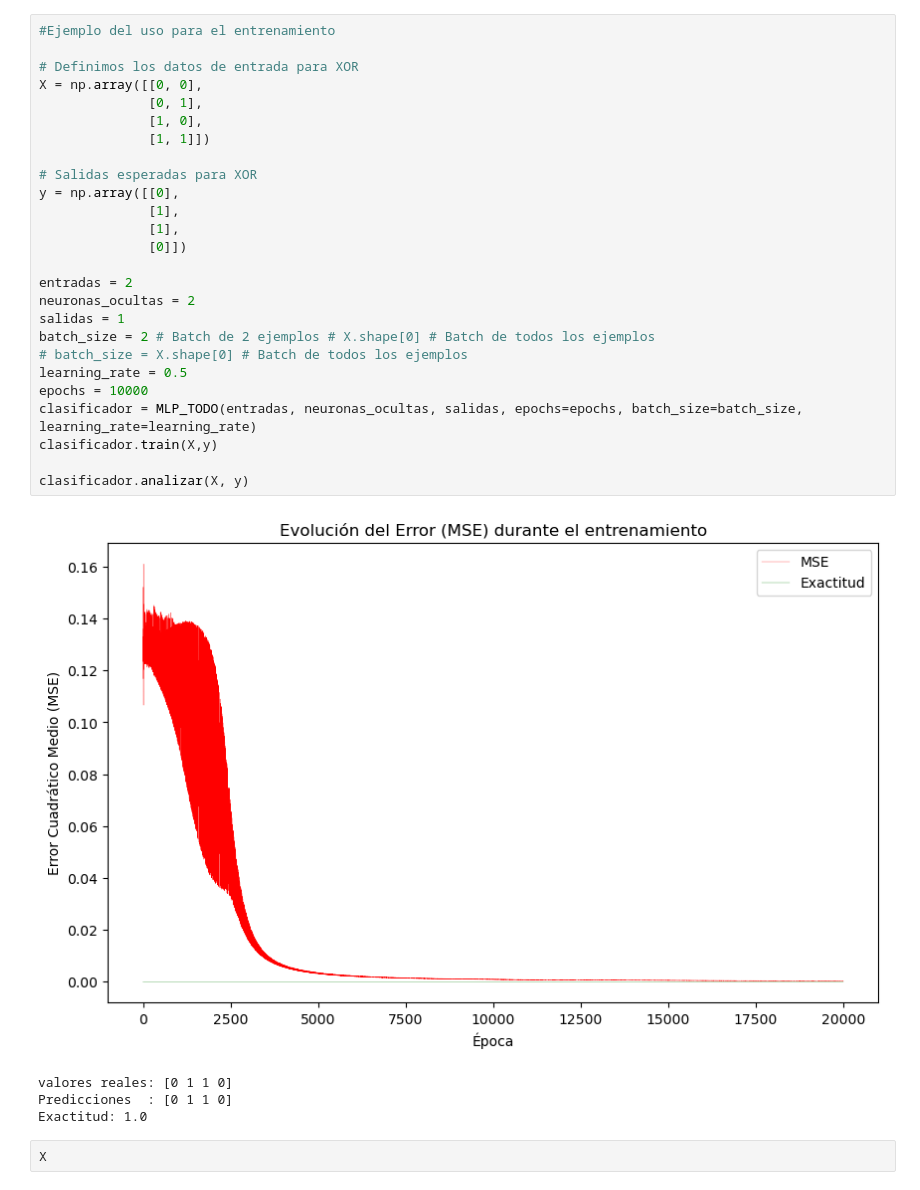
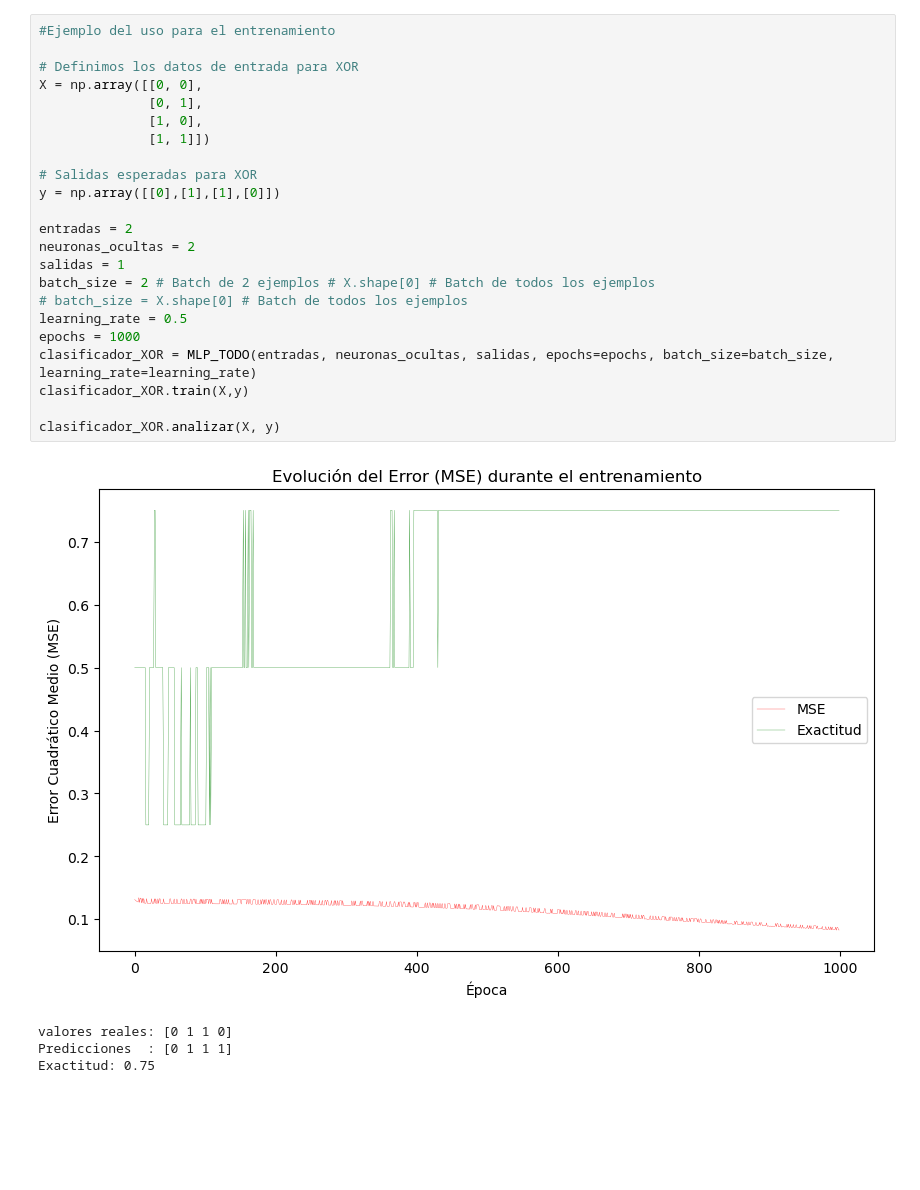
Before and after one commit to DRSJir/RedesNeuronales, a Jupyter notebook: Proyecto 1/Proyecto_1.ipynb, the cells around one changed output. Saved outputs shown, nothing was run; the diff lists cells and outputs as text; blank space fills up the shorter version.

```diff
--- a/Proyecto 1/Proyecto_1.ipynb
+++ b/Proyecto 1/Proyecto_1.ipynb
@@ -229,33 +257,28 @@ class MLP_TODO:
 # %%
 #Ejemplo del uso para el entrenamiento
 
 # Definimos los datos de entrada para XOR
 X = np.array([[0, 0],
               [0, 1],
               [1, 0],
               [1, 1]])
 
 # Salidas esperadas para XOR
-y = np.array([[0],
-              [1],
-              [1],
-              [0]])
+y = np.array([[0],[1],[1],[0]])
 
 entradas = 2
 neuronas_ocultas = 2
 salidas = 1
 batch_size = 2 # Batch de 2 ejemplos # X.shape[0] # Batch de todos los ejemplos
 # batch_size = X.shape[0] # Batch de todos los ejemplos
 learning_rate = 0.5
-epochs = 10000
-clasificador = MLP_TODO(entradas, neuronas_ocultas, salidas, epochs=epochs, batch_size=batch_size, learning_rate=learning_rate)
-clasificador.train(X,y)
+epochs = 1000
+clasificador_XOR = MLP_TODO(entradas, neuronas_ocultas, salidas, epochs=epochs, batch_size=batch_size, learning_rate=learning_rate)
+clasificador_XOR.train(X,y)
 
-clasificador.analizar(X, y)
+clasificador_XOR.analizar(X, y)
 # %% [output]
-[figure, old version]
+[figure, new version]
 valores reales: [0 1 1 0]
-Predicciones  : [0 1 1 0]
-Exactitud: 1.0
+Predicciones  : [0 1 1 1]
+Exactitud: 0.75
-# %%
-X
```
Also changed, not shown: parts of 5 cells of this notebook, 6 other files.
